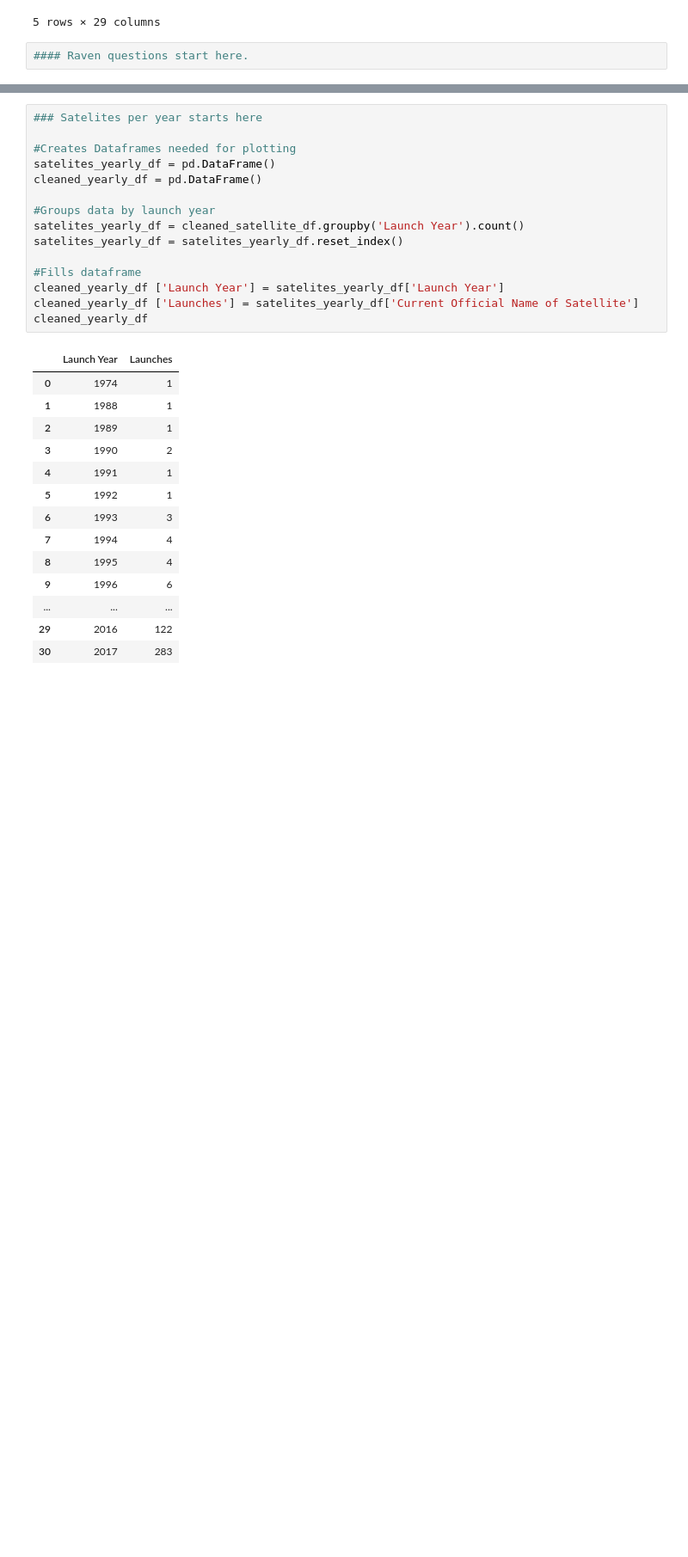
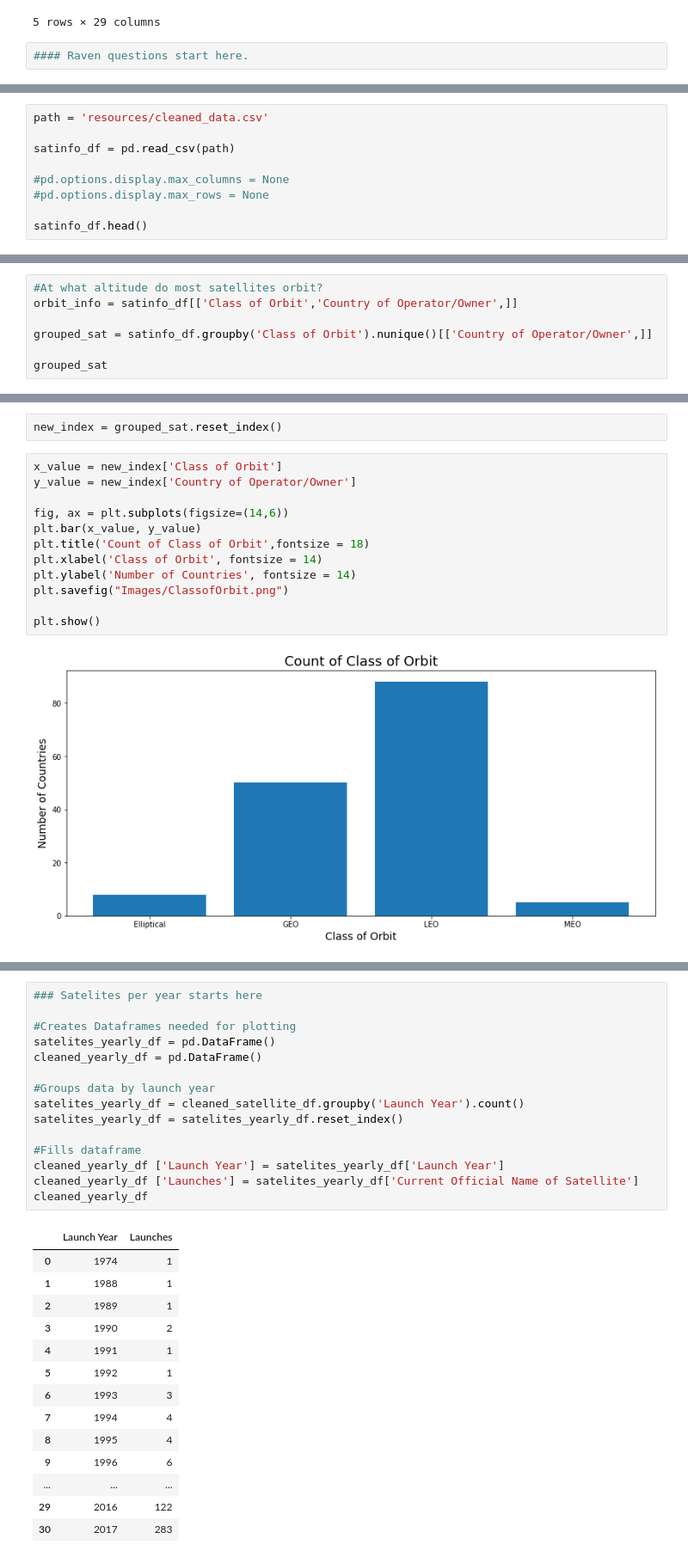
Before and after one commit to jdmerryman88/Worldwide_Satellite_Analysis, a Jupyter notebook: final.ipynb, the cells around one changed output, grey strips where cells are left out. Shown at 86% size. Saved outputs shown, nothing was run; the diff lists cells and outputs as text; blank space fills up the shorter version.

```diff
--- a/final.ipynb
+++ b/final.ipynb
@@ -130,0 +131,9 @@ cleaned_satellite_df.head()
+# %%
+path = 'resources/cleaned_data.csv'
+
+satinfo_df = pd.read_csv(path)
+
+#pd.options.display.max_columns = None
+#pd.options.display.max_rows = None
+
+satinfo_df.head()
@@ -130,0 +148,7 @@ cleaned_satellite_df.head()
+# %%
+#At what altitude do most satellites orbit?
+orbit_info = satinfo_df[['Class of Orbit','Country of Operator/Owner',]]
+
+grouped_sat = satinfo_df.groupby('Class of Orbit').nunique()[['Country of Operator/Owner',]]
+
+grouped_sat
@@ -130,0 +162,16 @@ cleaned_satellite_df.head()
+# %%
+new_index = grouped_sat.reset_index()
+# %%
+x_value = new_index['Class of Orbit']
+y_value = new_index['Country of Operator/Owner']
+
+fig, ax = plt.subplots(figsize=(14,6))
+plt.bar(x_value, y_value)
+plt.title('Count of Class of Orbit',fontsize = 18)
+plt.xlabel('Class of Orbit', fontsize = 14)
+plt.ylabel('Number of Countries', fontsize = 14)
+plt.savefig("Images/ClassofOrbit.png")
+
+plt.show()
+# %% [output]
+[figure, added]
```
Also changed, not shown: parts of 15 cells of this notebook, 11 other files.
